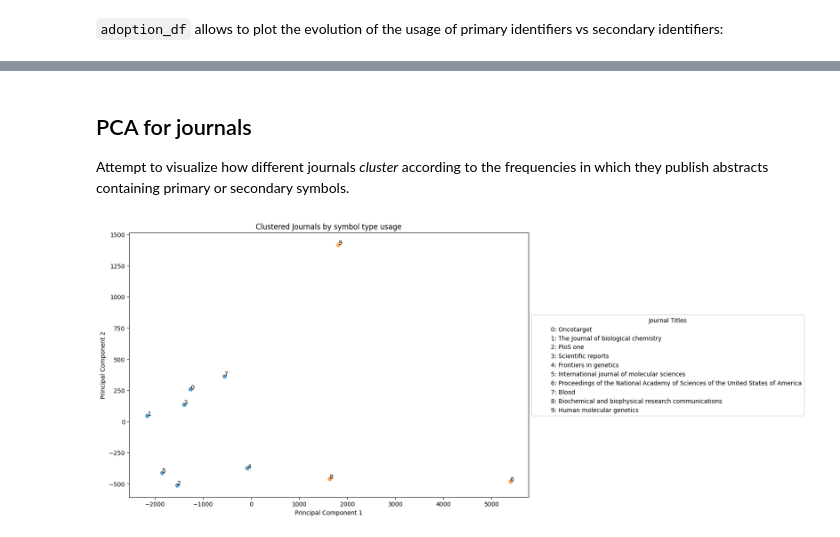
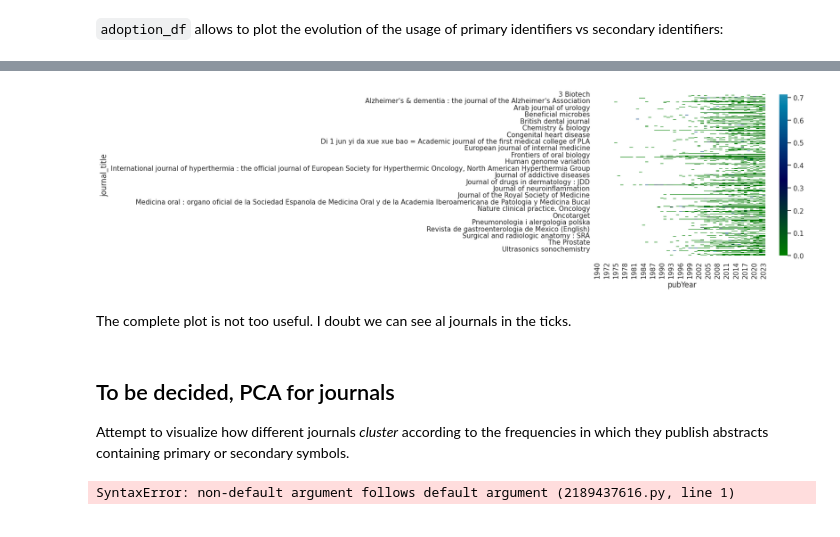
Before and after one commit to sec2pri/usecases, a Jupyter notebook: bibliometric_symbol_usage/HGNC_symbols_literature.ipynb, the cells around one changed output, grey strips where cells are left out. Cells and saved outputs as stored; diff of their text form; code cells hidden in the pictures.

```diff
--- a/bibliometric_symbol_usage/HGNC_symbols_literature.ipynb
+++ b/bibliometric_symbol_usage/HGNC_symbols_literature.ipynb
@@ -307,9 +241,21 @@ list(set(subset_adoption_df['journal_title']))
+# %%
+table = sec2pri_all.pivot_table(index='journal_title', columns='pubYear', values='sec2pri')
+
+# Create the heatmap using seaborn
+sns.heatmap(table, cmap='ocean', center=0.5)
+
+# Show the plot
+plt.show()
+# %% [output]
+[figure, added]
+# %% [markdown]
+The complete plot is not too useful. I doubt we can see al journals in the ticks.
 # %% [markdown]
-## PCA for journals
+## To be decided, PCA for journals
 
 Attempt to visualize how different journals _cluster_ according to the frequencies in which they publish abstracts containing primary or secondary symbols.
 # %%
-def cluster_journal_symbol(data, n_clusters):
+def cluster_journal_symbol(data=adoption_df, n_clusters):
     # Group by journal_title and calculate the frequency of 0s and 1s
     grouped = data.groupby('journal_title')['symbol_type'].value_counts().unstack(fill_value=0)
 
@@ -362,11 +308,7 @@ def cluster_journal_symbol(data, n_clusters):
 
     plt.legend(handles=num_legend_handles, title='Journal Titles', loc='upper left', bbox_to_anchor=(1, 0.7))
 
-    # Add both legends to the plot
-    #plt.gca().add_artist(color_legend)
 
     plt.show()
+# %% [output]
+SyntaxError: non-default argument follows default argument (2189437616.py, line 1)
-# %%
-cluster_journal_symbol(subset_adoption_df, 2)
-# %% [output]
-[figure, removed]
```
Also changed, not shown: parts of 26 cells of this notebook, 3 other files.
